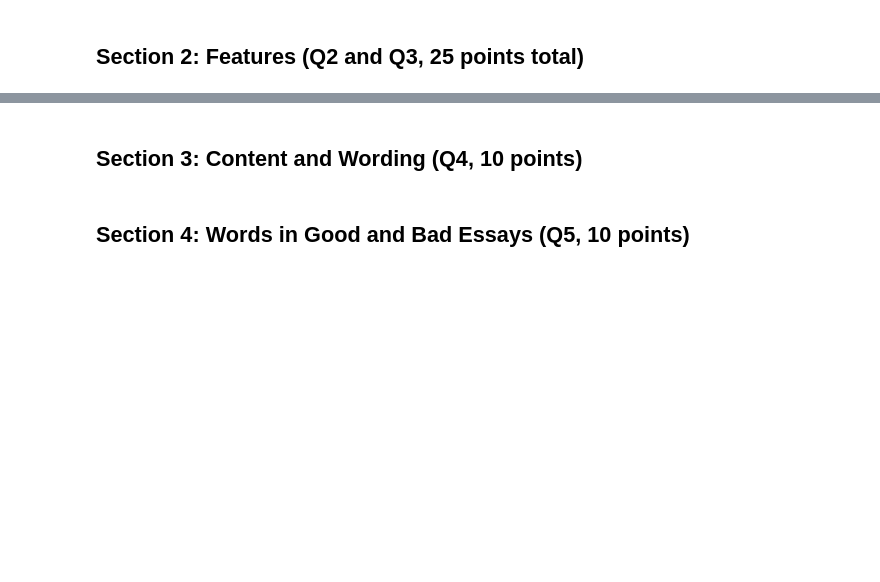
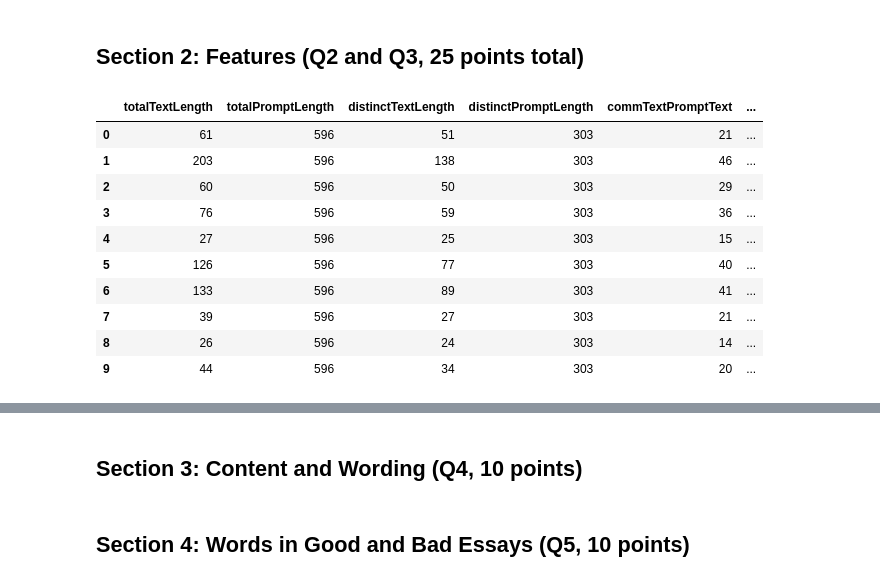
Before and after one commit to PrathameshBagal/Data-Science, a Jupyter notebook: Copy_of_cse519_hw2_last_first_123456789.ipynb, the cells around one changed output, grey strips where cells are left out. Saved outputs shown, nothing was run; the diff lists cells and outputs as text; code cells hidden in the pictures; blank space fills up the shorter version.

```diff
--- a/Copy_of_cse519_hw2_last_first_123456789.ipynb
+++ b/Copy_of_cse519_hw2_last_first_123456789.ipynb
@@ -114,2 +151,97 @@ dtypes = {
 # %% [markdown]
 ## **Section 2: Features (Q2 and Q3, 25 points total)**
+# %%
+task2Table= pd.DataFrame()
+N= len(df)
+
+# for Q 2.1. Total words in "text" and "prompt_text"
+totalTextLength=[]
+totalPromptLength=[]
+
+# for 2.2.  Distinct words in "prompt_text" and "text"
+distinctTextLength=[0 for _ in range(N)]
+distinctPromptLength=[ 0 for _ in range(N)]
+
+# for 2.3.  for common words in "text" and "prompt_text"
+commTextPromptText=[]
+
+# for 2.4   Common words in"text" and "prompt_question"
+commTextPromptQ=[]
+
+# for 2.5 common words in "text" and "prompt_title"
+commTextPromptTitle=[]
+
+
+# Common for loop for all the questions
+for i in range(N):
+# Q 2.1
+
+  # Calculating total words in the "text" column
+  totalTextLength.append((len(df.loc[i]["text"].split())))
+
+  # Calculating total words in the "prompt_text" column
+  totalPromptLength.append((len(df.loc[i]["prompt_text"].split())))
+
+
+# Q 2.2
+  # Calculating unique words in "text"
+  uniqueText=len(set(df.loc[i]["text"].split()))
+  distinctTextLength[i]=uniqueText
+
+ # Calculating unique words in "prompt_text"
+  uniquePrompt= len(set(df.loc[i]["prompt_text"].split()))
+  distinctPromptLength = uniquePrompt
+
+
+
+#Q 2.3
+  # Calculating common words in "text" and "prompt_text"
+  textPromptTextCommon=0
+
+  for word in set(df.loc[i]["text"].split()):
+    if word in set(df.loc[i]["prompt_text"].split()):
+      textPromptTextCommon+=1
+  commTextPromptText.append(textPromptTextCommon)
+
+
+# Q 2.4
+  # Calculating common words in "text" and "prompt_question"
+  textPromptQCommon=0
+
+  for word in set(df.loc[i]["text"].split()):
+    if word in set(df.loc[i]["prompt_question"].split()):
+      textPromptQCommon+=1
+  commTextPromptQ.append(textPromptQCommon)
+
+
+
+# Q 2.5
+# Calculating common words in "text" and "prompt_title"
+  textPromptTitleCommon=0
+  for word in set(df.loc[i]["text"].split()):
+    if word in set(df.loc[i]["prompt_title"].split()):
+      textPromptTitleCommon+=1
+  commTextPromptTitle.append(textPromptTitleCommon)
+
+
+
+task2Table["totalTextLength"]= totalTextLength
+task2Table["totalPromptLength"]= totalPromptLength
+task2Table["distinctTextLength"]=distinctTextLength
+task2Table["distinctPromptLength"]=distinctPromptLength
+task2Table["commTextPromptText"]= commTextPromptText
+task2Table["commTextPromptQ"]= commTextPromptQ
+task2Table["commTextPromptTitle"]= commTextPromptTitle
+task2Table.head(10)
+# %% [output]
+|  | totalTextLength | totalPromptLength | distinctTextLength | distinctPromptLength | commTextPromptText | ... |
+| 0 | 61 | 596 | 51 | 303 | 21 | ... |
+| 1 | 203 | 596 | 138 | 303 | 46 | ... |
+| 2 | 60 | 596 | 50 | 303 | 29 | ... |
+| 3 | 76 | 596 | 59 | 303 | 36 | ... |
+| 4 | 27 | 596 | 25 | 303 | 15 | ... |
+| 5 | 126 | 596 | 77 | 303 | 40 | ... |
+| 6 | 133 | 596 | 89 | 303 | 41 | ... |
+| 7 | 39 | 596 | 27 | 303 | 21 | ... |
+| 8 | 26 | 596 | 24 | 303 | 14 | ... |
+| 9 | 44 | 596 | 34 | 303 | 20 | ... |
```
Also changed, not shown: parts of 6 cells of this notebook.
